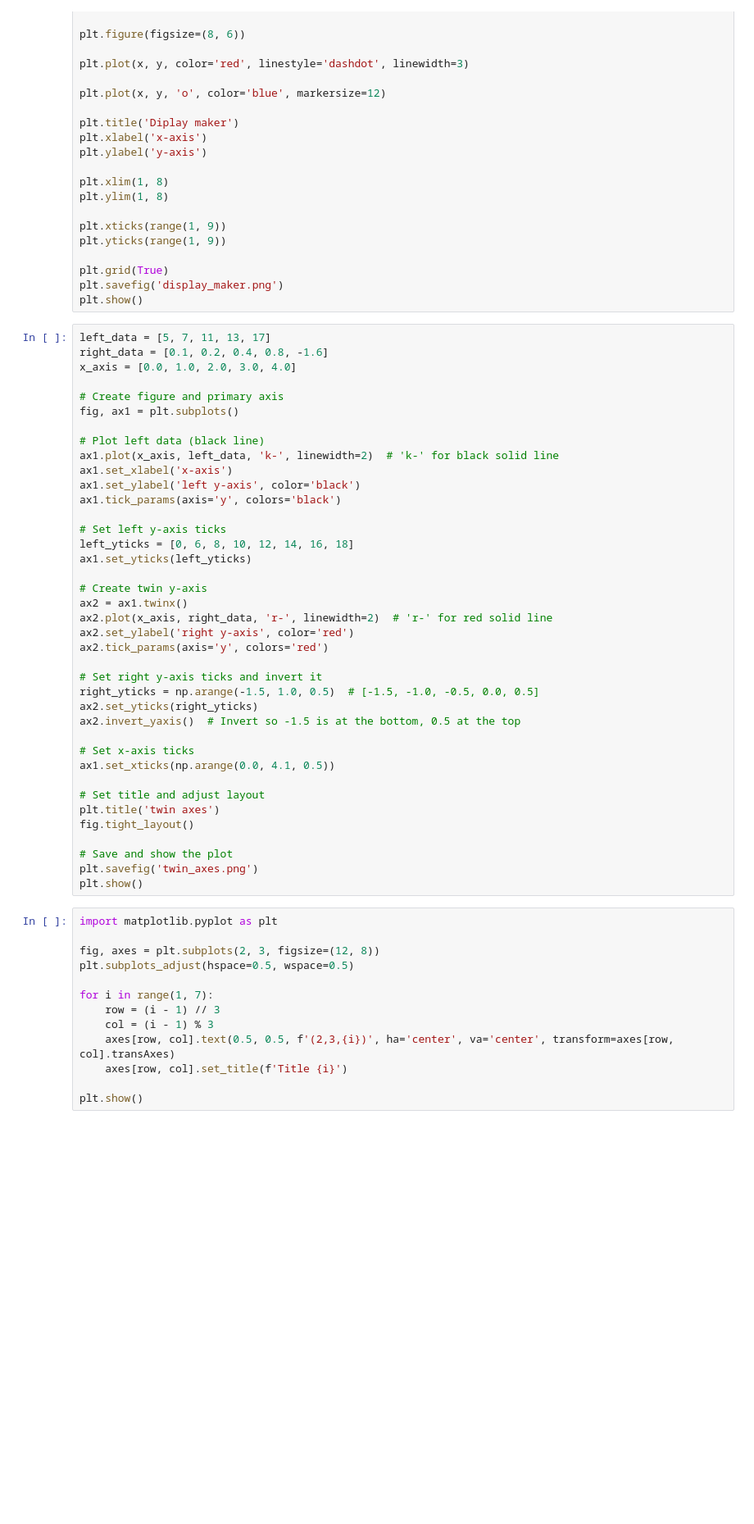
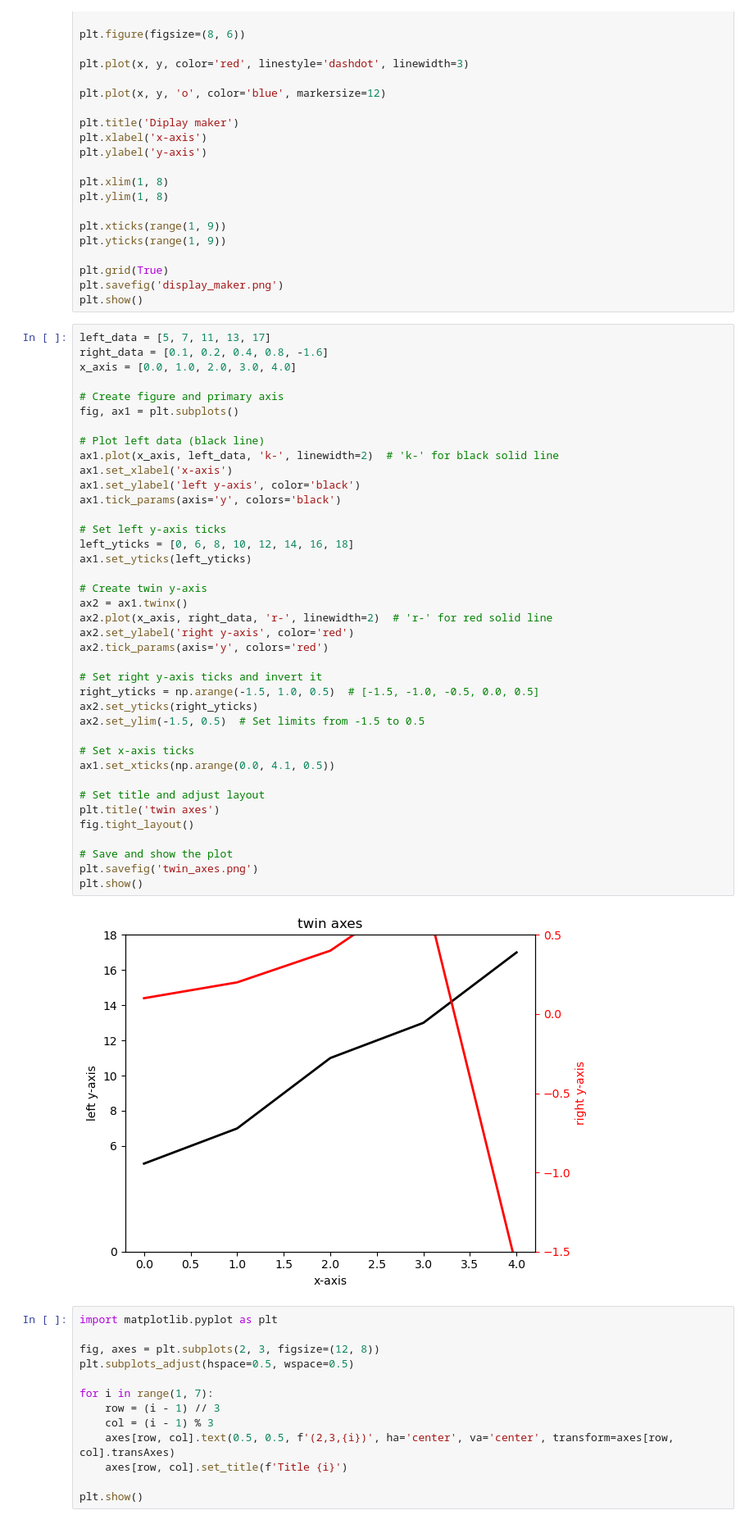
Before and after one commit to hezronokwach/PlotPulse, a Jupyter notebook: Notebook1.ipynb, the cells around one changed output. Shown: that part at 82% size. Cells and saved outputs as stored; diff of their text form; blank space fills up the shorter version.

```diff
--- a/Notebook1.ipynb
+++ b/Notebook1.ipynb
@@ -81,34 +81,36 @@ fig, ax1 = plt.subplots()
 # Plot left data (black line)
 ax1.plot(x_axis, left_data, 'k-', linewidth=2)  # 'k-' for black solid line
 ax1.set_xlabel('x-axis')
 ax1.set_ylabel('left y-axis', color='black')
 ax1.tick_params(axis='y', colors='black')
 
 # Set left y-axis ticks
 left_yticks = [0, 6, 8, 10, 12, 14, 16, 18]
 ax1.set_yticks(left_yticks)
 
 # Create twin y-axis
 ax2 = ax1.twinx()
 ax2.plot(x_axis, right_data, 'r-', linewidth=2)  # 'r-' for red solid line
 ax2.set_ylabel('right y-axis', color='red')
 ax2.tick_params(axis='y', colors='red')
 
 # Set right y-axis ticks and invert it
 right_yticks = np.arange(-1.5, 1.0, 0.5)  # [-1.5, -1.0, -0.5, 0.0, 0.5]
 ax2.set_yticks(right_yticks)
-ax2.invert_yaxis()  # Invert so -1.5 is at the bottom, 0.5 at the top
+ax2.set_ylim(-1.5, 0.5)  # Set limits from -1.5 to 0.5
 
 # Set x-axis ticks
 ax1.set_xticks(np.arange(0.0, 4.1, 0.5))
 
 # Set title and adjust layout
 plt.title('twin axes')
 fig.tight_layout()
 
 # Save and show the plot
 plt.savefig('twin_axes.png')
 plt.show()
+# %% [output]
+[figure, added]
 # %%
 import matplotlib.pyplot as plt
 
```
